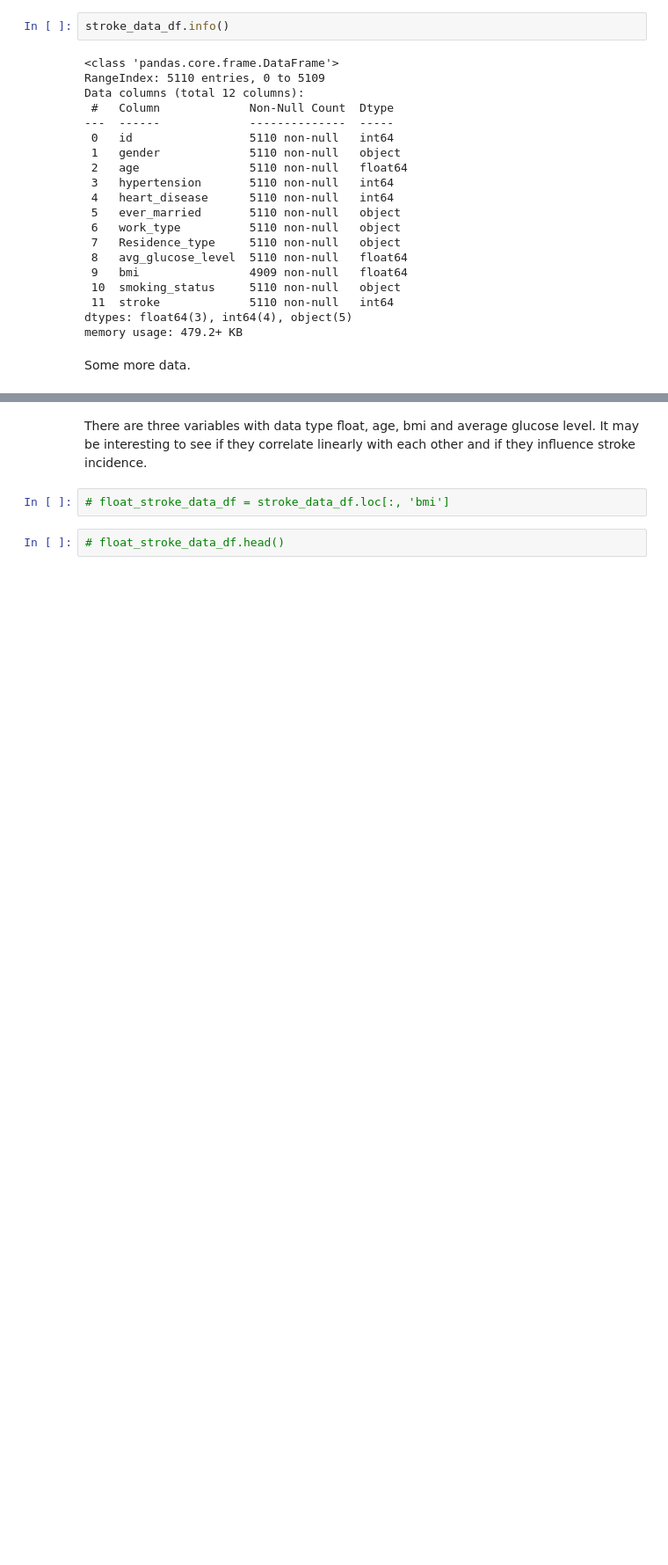
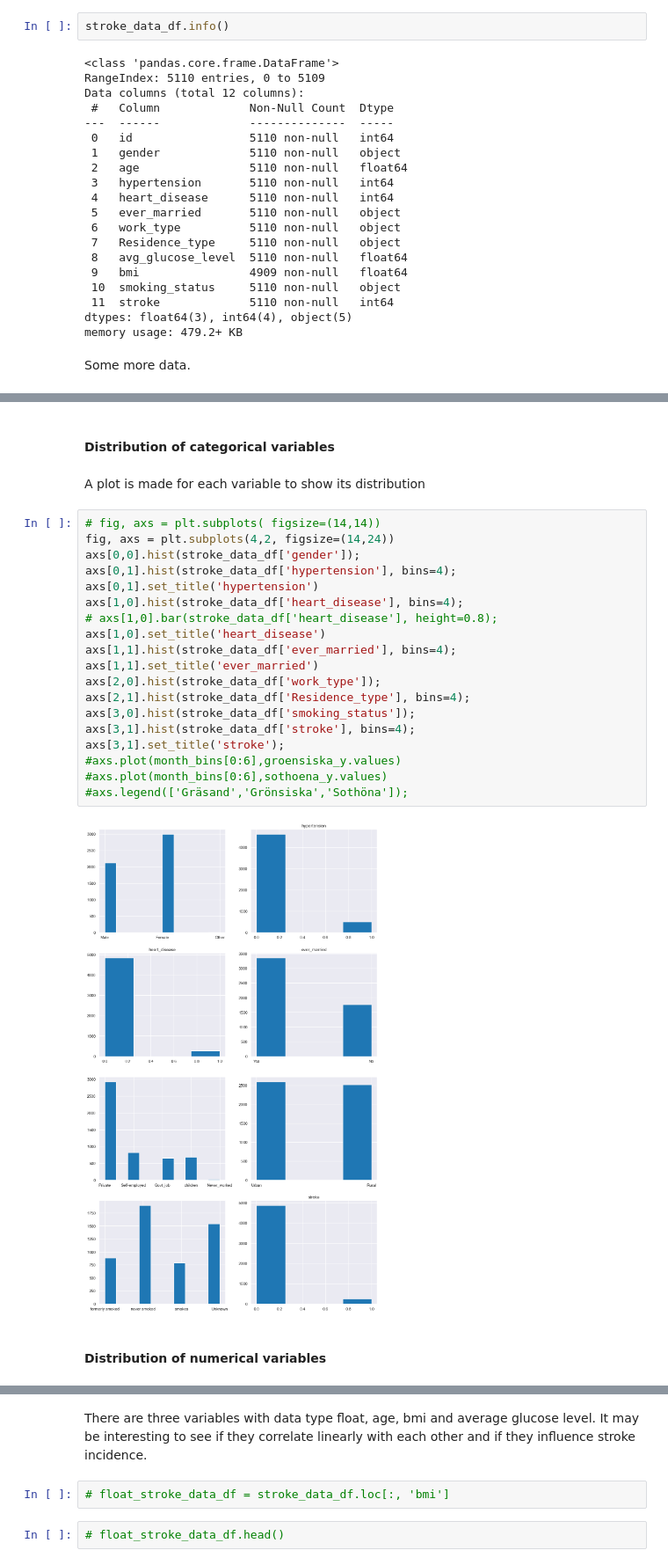
Before and after one commit to totatorbj/su-mt4007, a Jupyter notebook: HW3/HW3_investigation.ipynb, the cells around one changed output, grey strips where cells are left out. Shown at 88% size. Drawn from its saved outputs; the diff is of its cells as text; blank space fills up the shorter version.

Commit message:
HW3, started with stroke data

```diff
--- a/HW3/HW3_investigation.ipynb
+++ b/HW3/HW3_investigation.ipynb
@@ -1160,0 +1172,29 @@ stroke_data_df.tail()
+# %% [markdown]
+
+#### Distribution of categorical variables
+# %% [markdown]
+A plot is made for each variable to show its distribution
+# %%
+# fig, axs = plt.subplots( figsize=(14,14))
+fig, axs = plt.subplots(4,2, figsize=(14,24))
+axs[0,0].hist(stroke_data_df['gender']);
+axs[0,1].hist(stroke_data_df['hypertension'], bins=4);
+axs[0,1].set_title('hypertension')
+axs[1,0].hist(stroke_data_df['heart_disease'], bins=4);
+# axs[1,0].bar(stroke_data_df['heart_disease'], height=0.8);
+axs[1,0].set_title('heart_disease')
+axs[1,1].hist(stroke_data_df['ever_married'], bins=4);
+axs[1,1].set_title('ever_married')
+axs[2,0].hist(stroke_data_df['work_type']);
+axs[2,1].hist(stroke_data_df['Residence_type'], bins=4);
+axs[3,0].hist(stroke_data_df['smoking_status']);
+axs[3,1].hist(stroke_data_df['stroke'], bins=4);
+axs[3,1].set_title('stroke');
+#axs.plot(month_bins[0:6],groensiska_y.values)
+#axs.plot(month_bins[0:6],sothoena_y.values)
+#axs.legend(['Gräsand','Grönsiska','Sothöna']);
+# %% [output]
+[figure, added]
+# %% [markdown]
+
+#### Distribution of numerical variables
```
Also changed, not shown: parts of 7 cells of this notebook.
